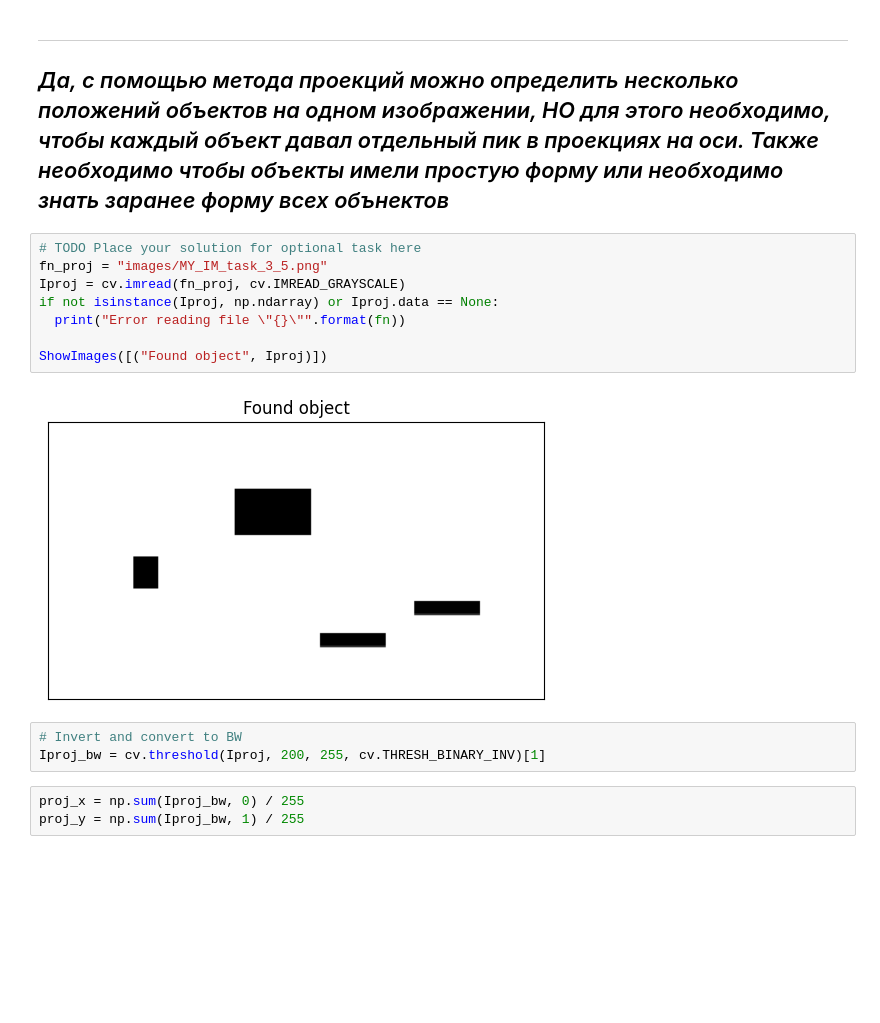
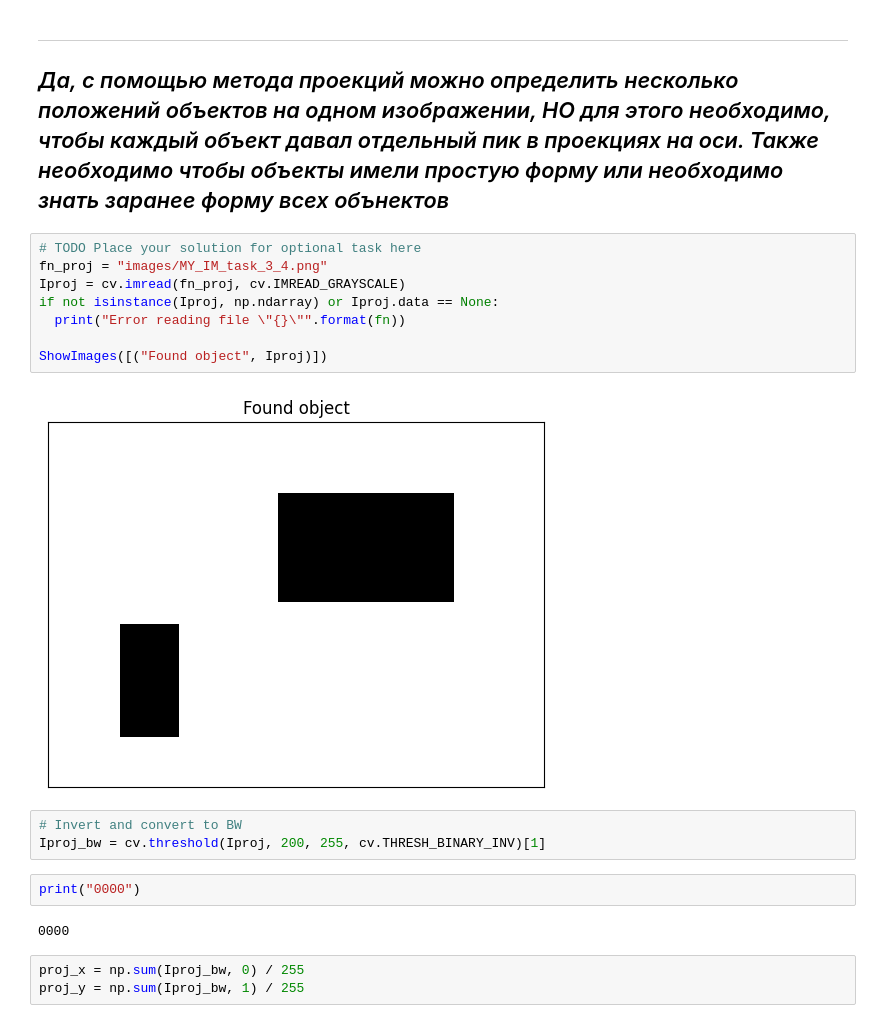
Before and after one commit to 806hbca/Technical_Vision, a Jupyter notebook: PA1taskITMO.ipynb, the cells around one changed output. Drawn from its saved outputs; the diff is of its cells as text; blank space fills up the shorter version.

```diff
--- a/PA1taskITMO.ipynb
+++ b/PA1taskITMO.ipynb
@@ -942,17 +942,21 @@ The object position is from 133 to 889 along X axis and from 284 to 344 along Y
 ---
 # %%
 # TODO Place your solution for optional task here
-fn_proj = "images/MY_IM_task_3_5.png"
+fn_proj = "images/MY_IM_task_3_4.png"
 Iproj = cv.imread(fn_proj, cv.IMREAD_GRAYSCALE)
 if not isinstance(Iproj, np.ndarray) or Iproj.data == None:
   print("Error reading file \"{}\"".format(fn))
 
 ShowImages([("Found object", Iproj)])
 # %% [output]
-[figure, old version]
+[figure, new version]
 # %%
 # Invert and convert to BW
 Iproj_bw = cv.threshold(Iproj, 200, 255, cv.THRESH_BINARY_INV)[1]
+# %%
+print("0000")
+# %% [output]
+0000
 # %%
 proj_x = np.sum(Iproj_bw, 0) / 255
 proj_y = np.sum(Iproj_bw, 1) / 255
```
Also changed, not shown: parts of 2 cells of this notebook.
